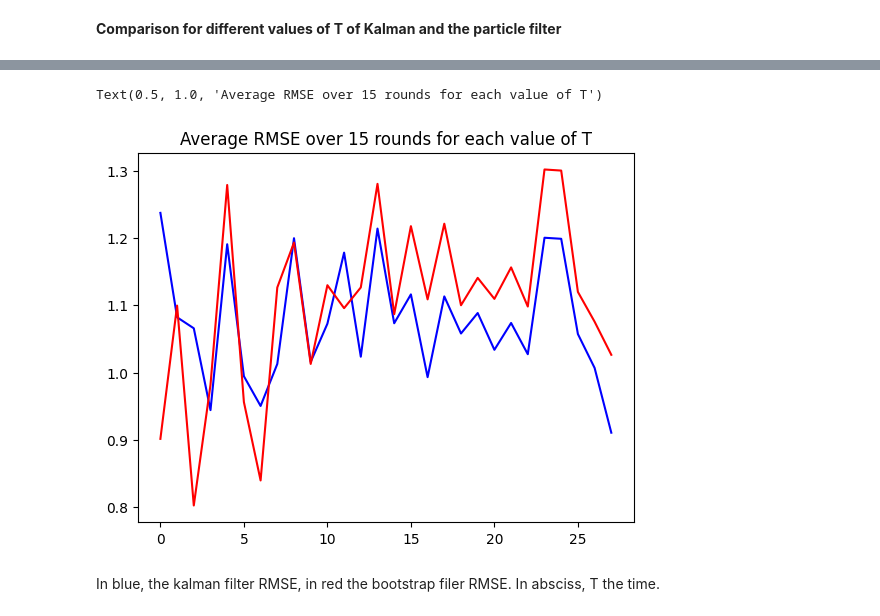
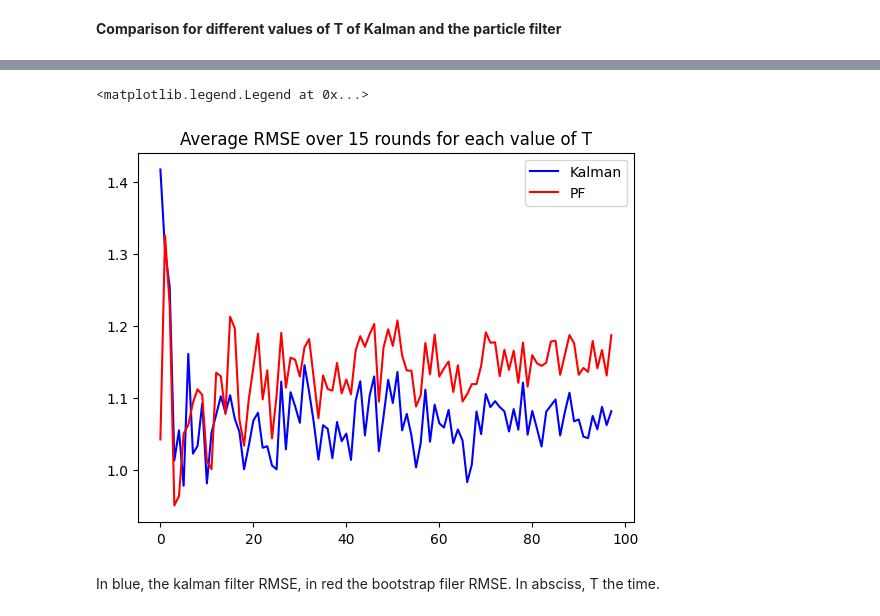
Before and after one commit to candicebaud/liu_smc, a Jupyter notebook: Liu_smc_theoretical.ipynb, the cells around one changed output, grey strips where cells are left out. Drawn from its saved outputs; the diff is of its cells as text; code cells hidden in the pictures.

```diff
--- a/Liu_smc_theoretical.ipynb
+++ b/Liu_smc_theoretical.ipynb
@@ -49,7 +49,7 @@ def kalman_1_d(estimate_mu_x, estimate_sigma_x, res, a, b, Y):
     res.append([estimate_mu_x[t], X[t]])
   return(res, estimate_mu_x, estimate_sigma_x)
 # %%
-res = kalman_1_d(estimate_mu_x, estimate_sigma_x, res, a, b, Y)
+res = kalman_1_d(estimate_mu_x, estimate_sigma_x, res, a, b, Y, X)
 to_plot = res[0]
 x_values = res[1]
 plt.plot(to_plot)
@@ -133,0 +173,32 @@ plt.show()
+# %%
+#simulate some data following a linear gaussian equation
+x0 = npr.normal(0,1)
+y0 = npr.normal(0,1)
+T = 20
+a = 0.1
+b = 2
+var_eps = 1
+var_delta = 1
+
+X = [x0]
+Y = [y0]
+Z = [[x0, y0]]
+for t in range (1,T):
+  X.append(a*X[t-1] + npr.normal(0,var_eps**2))
+  Y.append(b*X[t] + npr.normal(0,var_delta**2))
+  Z.append([X[t], Y[t]])
+
+plt.plot(Z)
+
+N = 40 #particles
+smc_x = np.empty([T,N])
+smc_w = np.empty([T,N])
+smc_x[0] = np.array([[npr.normal(0,1) for i in range (N)]]) #for each time we have N particles which have a value
+smc_w[0] = np.array([[1/N for i in range (N)]])
+
+res = bootstrap_filter(smc_x, smc_w, Y, a, var_eps, var_delta,b)
+particles = res[0]
+estimate = res[2]
+indices = res[3]
+
+plot_paths(particles, indices)
@@ -317,7 +388,7 @@ def kalman_boostrap_simulate_wip(T_max, N = 10, a = 0.7, b = 0.5, var_eps = 1, v
       estimate_sigma_x = [npr.normal(0,1)]
       res = [[estimate_mu_x[0], X[0]]]
 
-      res_kalman = kalman_1_d(estimate_mu_x, estimate_sigma_x, res, a, b, Y)[1]
+      res_kalman = kalman_1_d(estimate_mu_x, estimate_sigma_x, res, a, b, Y, X)[1]
       res_boot = bootstrap_filter(x = smc_x, w = smc_w, Y = Y, a = a, var_eps = var_eps, var_delta = var_delta, b=b)[2]
 
       RMSE_kalman_for_round.append(RMSE(np.array(res_kalman), np.array(X)))
@@ -334,14 +405,15 @@ def kalman_boostrap_simulate_wip(T_max, N = 10, a = 0.7, b = 0.5, var_eps = 1, v
 
   return (RMSE_kalman, RMSE_bootstrap) #warning : do not take the first value for each (initialized at 0)
 # %%
-to_plot = kalman_boostrap_simulate_wip(30)
+to_plot = kalman_boostrap_simulate_wip(100)
 # %%
-plt.plot(to_plot[0][1:], color = 'blue') #kalman
-plt.plot(to_plot[1][1:], color = 'red') #PF
+plt.plot(to_plot[0][1:], color = 'blue', label = 'Kalman') #kalman
+plt.plot(to_plot[1][1:], color = 'red', label = 'PF') #PF
 plt.title("Average RMSE over 15 rounds for each value of T")
+plt.legend()
 # %% [output]
-Text(0.5, 1.0, 'Average RMSE over 15 rounds for each value of T')
+<matplotlib.legend.Legend at 0x...>
-[figure, old version]
+[figure, new version]
 # %% [markdown]
 In blue, the kalman filter RMSE, in red the bootstrap filer RMSE. In absciss, T the time.
 # %% [markdown]
```
Also changed, not shown: parts of 50 cells of this notebook.
